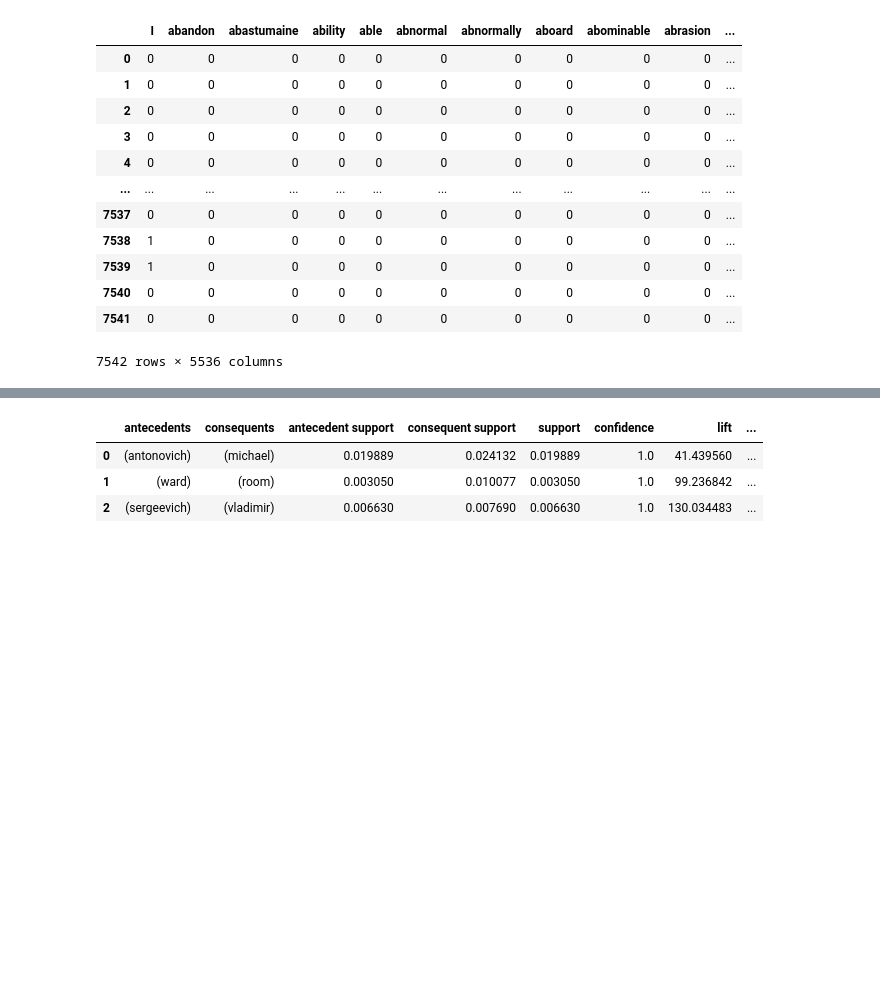
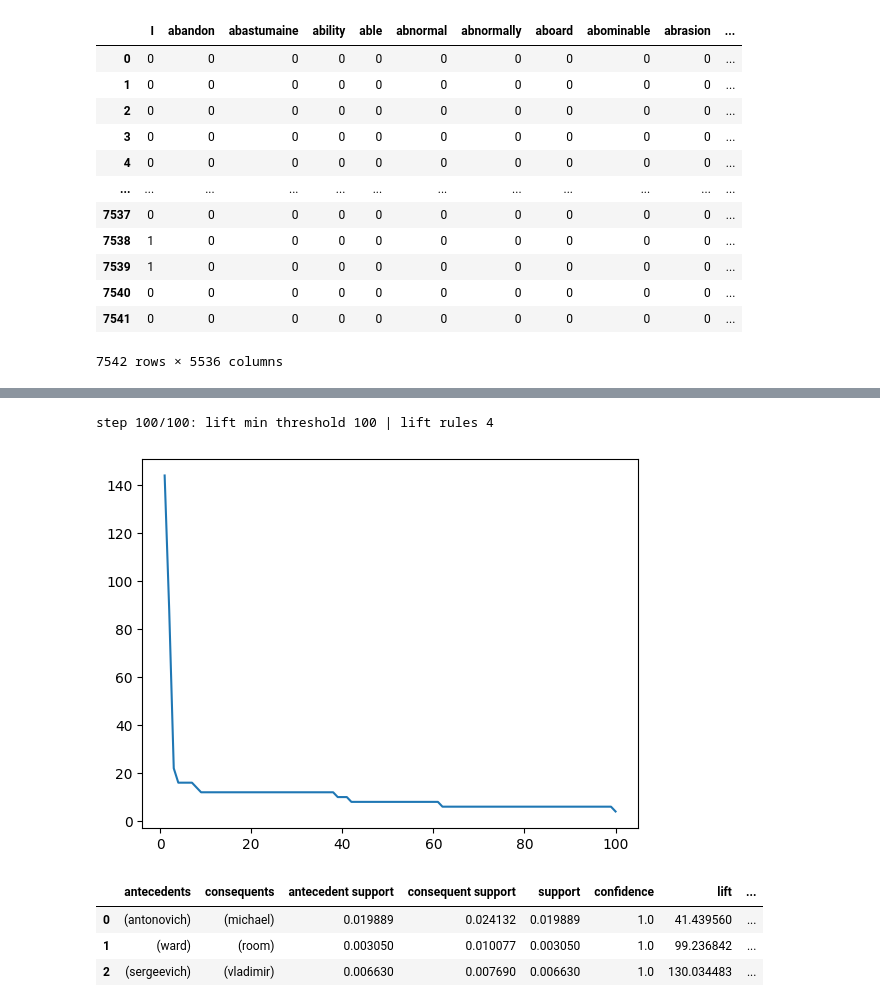
Before and after one commit to Ko4eBHuK/hybrid-intelligent-systems, a Jupyter notebook: HIS3.ipynb, the cells around one changed output, grey strips where cells are left out. Cells and saved outputs as stored; diff of their text form; code cells hidden in the pictures; blank space fills up the shorter version.

```diff
--- a/HIS3.ipynb
+++ b/HIS3.ipynb
@@ -189,0 +189,25 @@ step 98/98: apriori min support 0.003 | conf rules 3 | lift rules 12
+# %%
+lift_min_threshold_range = range(1, 101)
+
+apriori_df = apriori(
+      data_df,
+      min_support=0.003,
+      use_colnames=True,
+      max_len=2
+)
+
+lift_rules_count = []
+
+for i, lift_min_threshold in enumerate(lift_min_threshold_range):
+
+  lift_df = association_rules(apriori_df, metric='lift', min_threshold=lift_min_threshold)
+  lift_rules_count.append(lift_df.shape[0])
+
+  output.clear()
+  print(f'step {i+1}/{len(lift_min_threshold_range)}: lift min threshold {lift_min_threshold} | lift rules {lift_df.shape[0]}')
+
+plt.plot(lift_min_threshold_range, lift_rules_count)
+plt.show()
+# %% [output]
+step 100/100: lift min threshold 100 | lift rules 4
+[figure, added]
```
Also changed, not shown: parts of 9 cells of this notebook, 1 other file.
